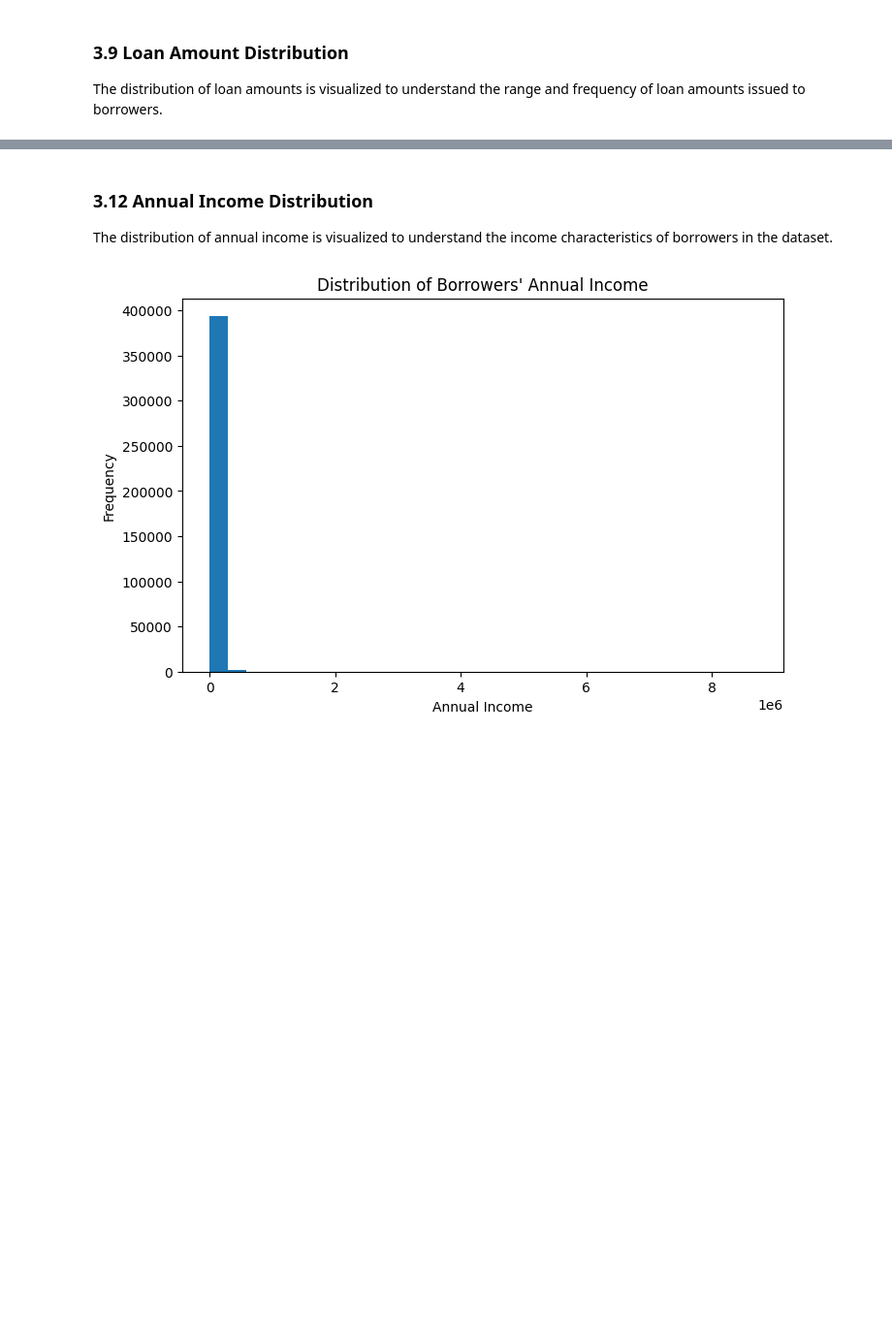
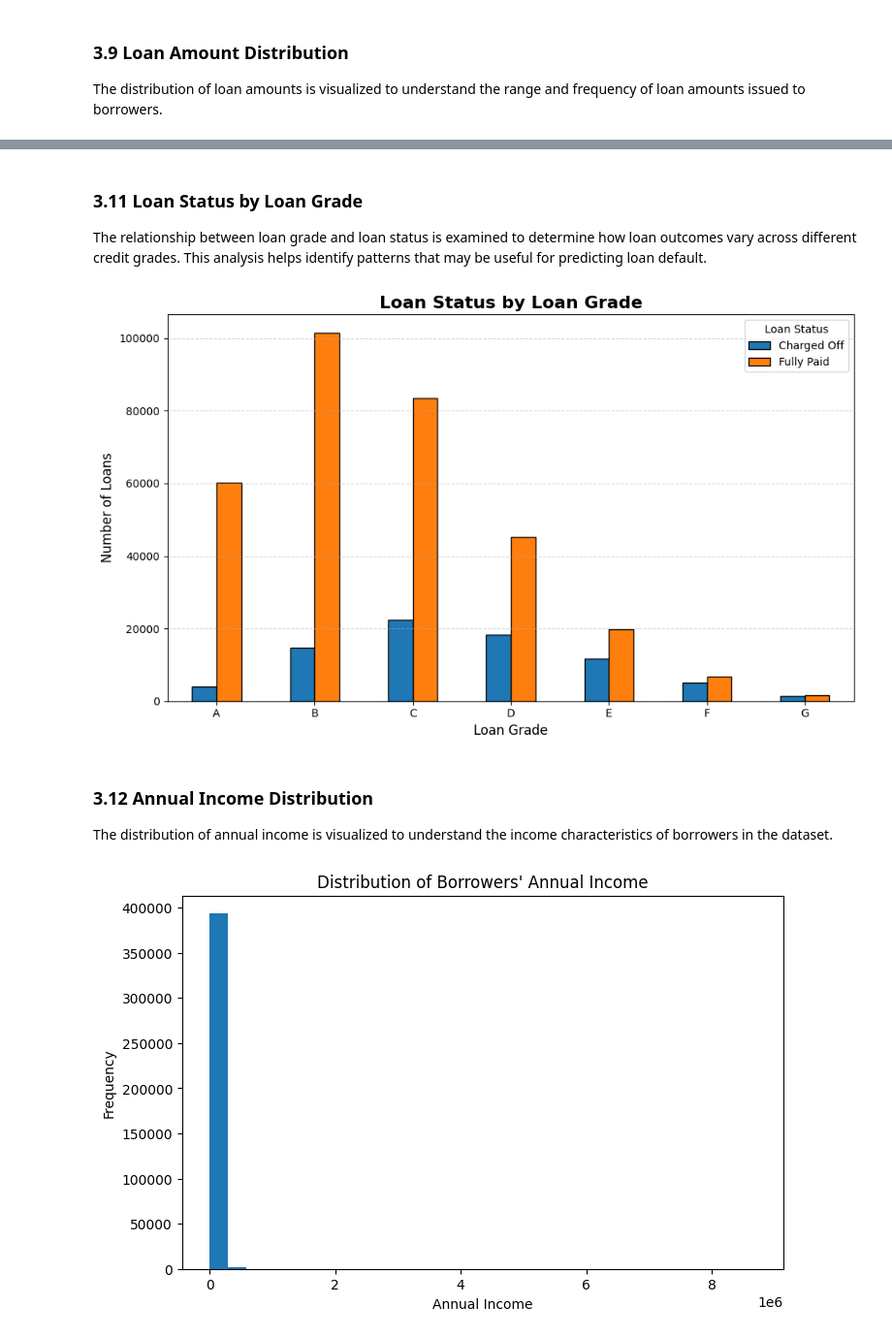
Before and after one commit to Clinton1029/Loan_Default_Project, a Jupyter notebook: Loan_Default.ipynb, the cells around one changed output, grey strips where cells are left out. Shown at 97% size. Cells and saved outputs as stored; diff of their text form; code cells hidden in the pictures; blank space fills up the shorter version.

```diff
--- a/Loan_Default.ipynb
+++ b/Loan_Default.ipynb
@@ -339,6 +421,0 @@ The distribution of loan grades is visualized to examine the number of loans wit
-# %%
-# Create a cross-tabulation of loan grade and loan status
-grade_status = pd.crosstab(df["grade"], df["loan_status"])
-
-# Display the results
-grade_status
@@ -355,3 +484,46 @@ grade_status
+# %% [markdown]
+### 3.11 Loan Status by Loan Grade
+
+The relationship between loan grade and loan status is examined to determine how loan outcomes vary across different credit grades. This analysis helps identify patterns that may be useful for predicting loan default.
+# %%
+# Create a bar chart showing loan status by loan grade
+ax = grade_status.plot(
+    kind="bar",
+    figsize=(10, 6),
+    edgecolor="black"
+)
+
+# Add title and axis labels
+plt.title(
+    "Loan Status by Loan Grade",
+    fontsize=16,
+    fontweight="bold"
+)
+plt.xlabel("Loan Grade", fontsize=12)
+plt.ylabel("Number of Loans", fontsize=12)
+
+# Keep grade labels horizontal
+plt.xticks(rotation=0)
+
+# Add horizontal grid lines
+plt.grid(
+    axis="y",
+    linestyle="--",
+    alpha=0.5
+)
+
+# Add legend
+plt.legend(
+    title="Loan Status"
+)
+
+# Adjust the layout
+plt.tight_layout()
+
+# Display the visualization
+plt.show()
+# %% [output]
+[figure, added]
 # %% [markdown]
 ### 3.12 Annual Income Distribution
 
```
Also changed, not shown: parts of 12 cells of this notebook.
